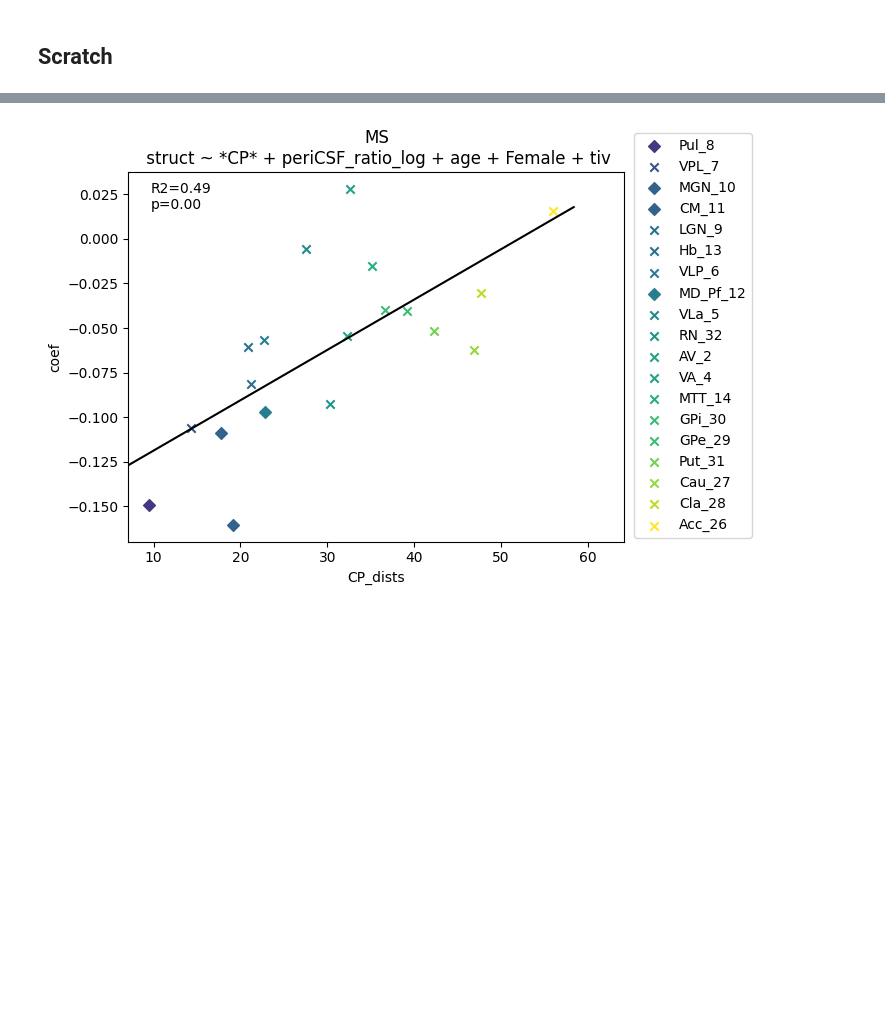
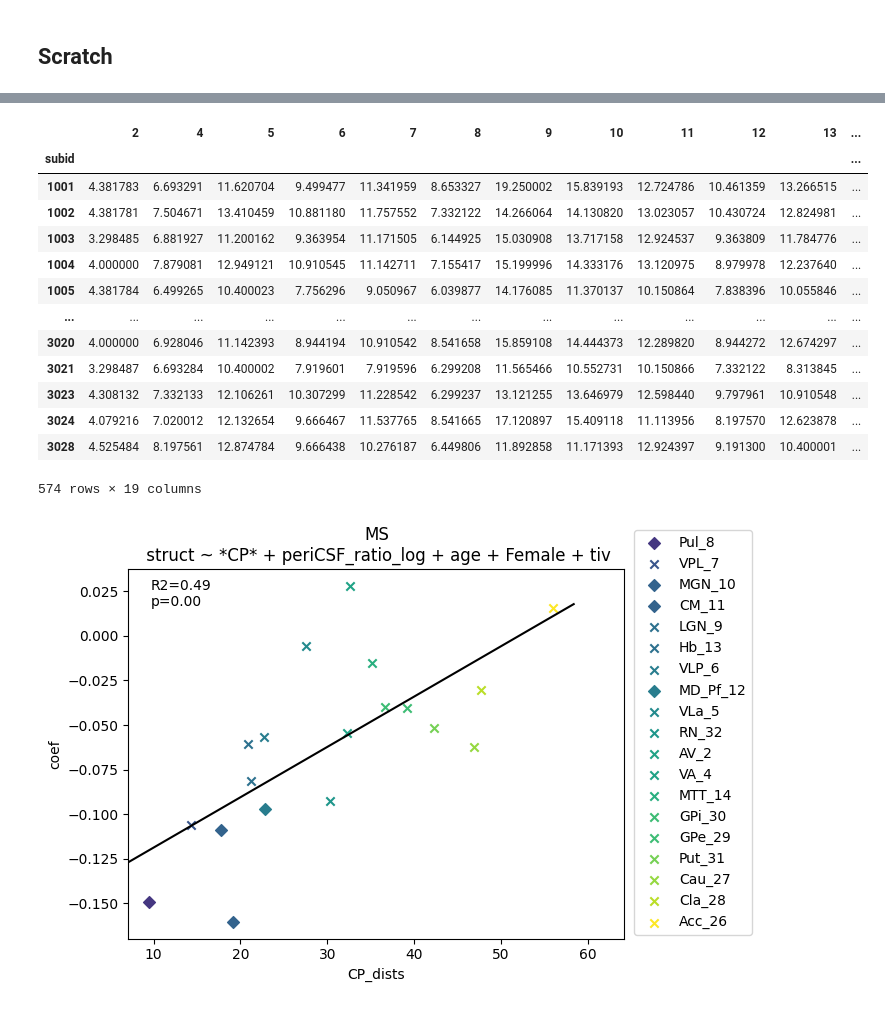
Before and after one commit to srs328/ms_mri, a Jupyter notebook: analysis/thalamus/results/5-CP_distance_gradient.ipynb, the cells around one changed output, grey strips where cells are left out. Drawn from its saved outputs; the diff is of its cells as text; code cells hidden in the pictures; blank space fills up the shorter version.

```diff
--- a/analysis/thalamus/results/5-CP_distance_gradient.ipynb
+++ b/analysis/thalamus/results/5-CP_distance_gradient.ipynb
@@ -2853,3 +2896,20 @@ array([1.75724138, 2.65431636, 3.12280376, 3.44102607, 3.68218518,
+# %%
+ventricle_dists_sdt_left
+# %% [output]
+|  | 2 | 4 | 5 | 6 | 7 | 8 | 9 | 10 | 11 | 12 | 13 | ... |
+| subid |  |  |  |  |  |  |  |  |  |  |  | ... |
+| 1001 | 4.381783 | 6.693291 | 11.620704 | 9.499477 | 11.341959 | 8.653327 | 19.250002 | 15.839193 | 12.724786 | 10.461359 | 13.266515 | ... |
+| 1002 | 4.381781 | 7.504671 | 13.410459 | 10.881180 | 11.757552 | 7.332122 | 14.266064 | 14.130820 | 13.023057 | 10.430724 | 12.824981 | ... |
+| 1003 | 3.298485 | 6.881927 | 11.200162 | 9.363954 | 11.171505 | 6.144925 | 15.030908 | 13.717158 | 12.924537 | 9.363809 | 11.784776 | ... |
+| 1004 | 4.000000 | 7.879081 | 12.949121 | 10.910545 | 11.142711 | 7.155417 | 15.199996 | 14.333176 | 13.120975 | 8.979978 | 12.237640 | ... |
+| 1005 | 4.381784 | 6.499265 | 10.400023 | 7.756296 | 9.050967 | 6.039877 | 14.176085 | 11.370137 | 10.150864 | 7.838396 | 10.055846 | ... |
+| ... | ... | ... | ... | ... | ... | ... | ... | ... | ... | ... | ... | ... |
+| 3020 | 4.000000 | 6.928046 | 11.142393 | 8.944194 | 10.910542 | 8.541658 | 15.859108 | 14.444373 | 12.289820 | 8.944272 | 12.674297 | ... |
+| 3021 | 3.298487 | 6.693284 | 10.400002 | 7.919601 | 7.919596 | 6.299208 | 11.565466 | 10.552731 | 10.150866 | 7.332122 | 8.313845 | ... |
+| 3023 | 4.308132 | 7.332133 | 12.106261 | 10.307299 | 11.228542 | 6.299237 | 13.121255 | 13.646979 | 12.598440 | 9.797961 | 10.910548 | ... |
+| 3024 | 4.079216 | 7.020012 | 12.132654 | 9.666467 | 11.537765 | 8.541665 | 17.120897 | 15.409118 | 11.113956 | 8.197570 | 12.623878 | ... |
+| 3028 | 4.525484 | 8.197561 | 12.874784 | 9.666438 | 10.276187 | 6.449806 | 11.892858 | 11.171393 | 12.924397 | 9.191300 | 10.400001 | ... |
+574 rows × 19 columns
 # %%
 save = False
 show = True
```
Also changed, not shown: parts of 2 cells of this notebook, 2 other files.
